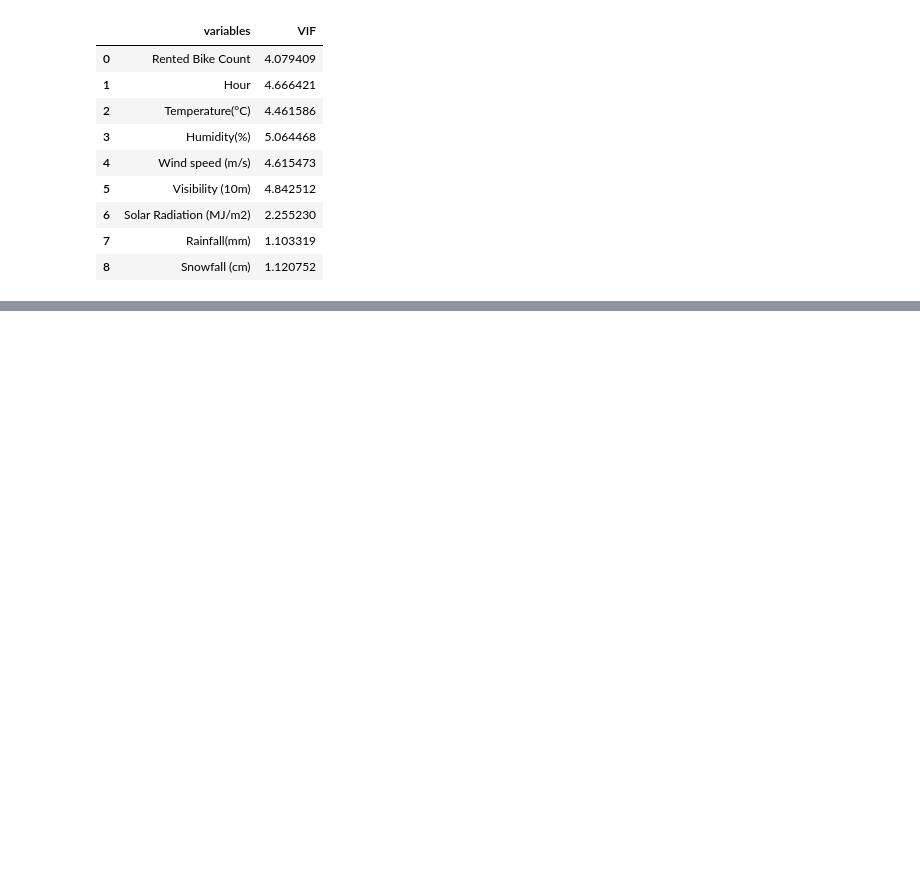
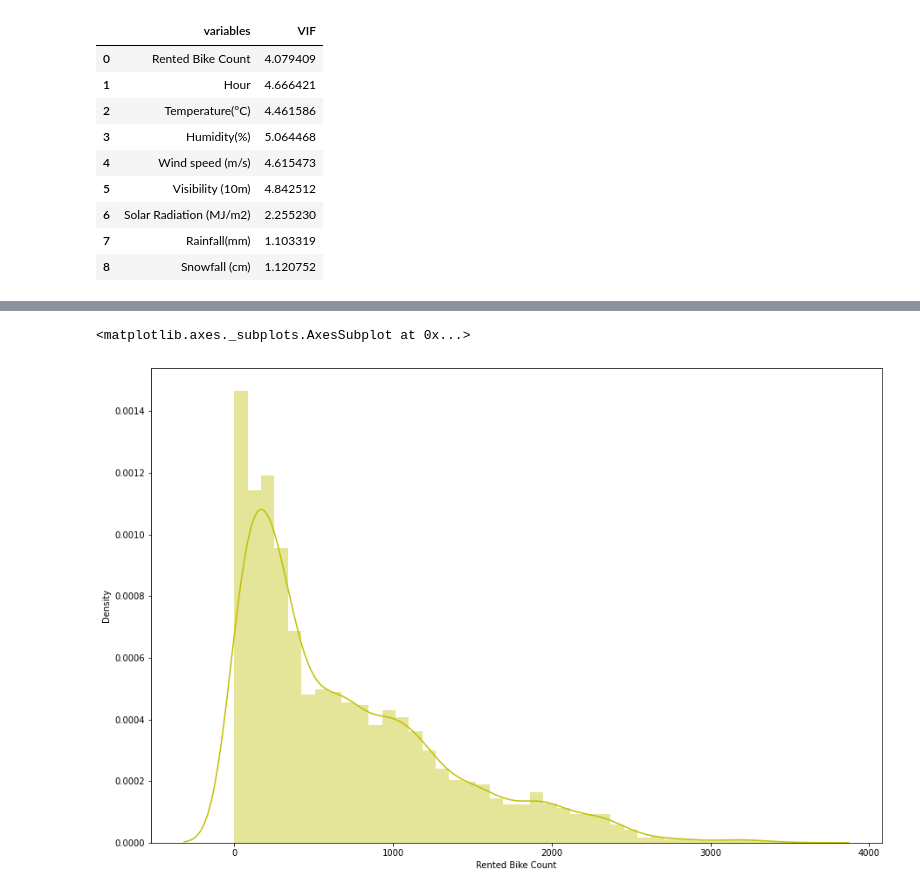
Before and after one commit to Hiteshlko1/Bike-sharing-demand-prediction, a Jupyter notebook: Bike_Sharing_Demand_Prediction_Capstone_Project_Hitesh_Verma.ipynb, the cells around one changed output, grey strips where cells are left out. Cells and saved outputs as stored; diff of their text form; code cells hidden in the pictures; blank space fills up the shorter version.

```diff
--- a/Bike_Sharing_Demand_Prediction_Capstone_Project_Hitesh_Verma.ipynb
+++ b/Bike_Sharing_Demand_Prediction_Capstone_Project_Hitesh_Verma.ipynb
@@ -177,3 +198,13 @@ calc_vif(df[[i for i in df.describe().columns if i not in ['Dew point temperatur
 | 6 | Solar Radiation (MJ/m2) | 2.255230 |
 | 7 | Rainfall(mm) | 1.103319 |
 | 8 | Snowfall (cm) | 1.120752 |
+# %%
+# Date columns to Date format conversion
+df['Date']= pd.to_datetime(df['Date'])
+# %%
+# Extracting day,month,year from date column
+
+df['Year']=pd.DatetimeIndex(df['Date']).year
+df['Month']=pd.DatetimeIndex(df['Date']).month
+df['Day']=pd.DatetimeIndex(df['Date']).day
+df.drop(columns=['Date'],axis=1,inplace=True)
@@ -179,0 +231,8 @@ calc_vif(df[[i for i in df.describe().columns if i not in ['Dew point temperatur
+# %%
+#visualising distribution
+
+plt.figure(figsize=(15,10))
+sns.distplot((df['Rented Bike Count']),color="y")
+# %% [output]
+<matplotlib.axes._subplots.AxesSubplot at 0x...>
+[figure, added]
```
Also changed, not shown: parts of 16 cells of this notebook.
